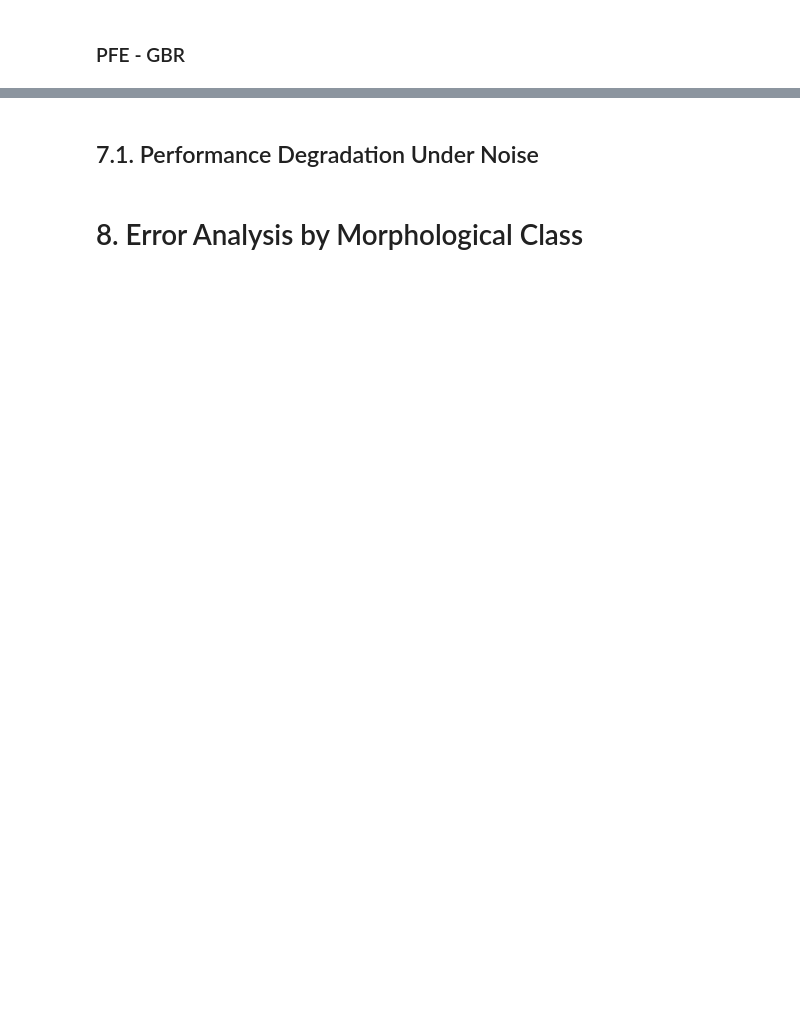
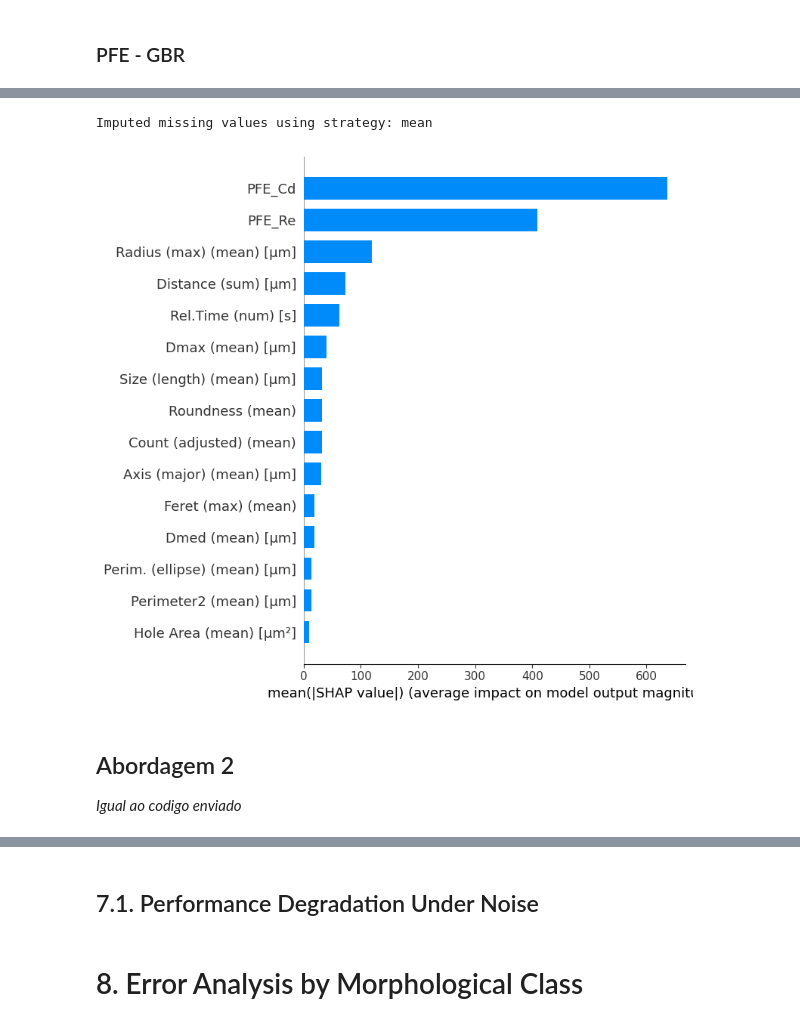
Before and after one commit to danieltodaDS/terminal-velocity-prediction, a Jupyter notebook: complementary_analysis_v3.ipynb, the cells around one changed output, grey strips where cells are left out. Drawn from its saved outputs; the diff is of its cells as text; code cells hidden in the pictures; blank space fills up the shorter version.

```diff
--- a/complementary_analysis_v3.ipynb
+++ b/complementary_analysis_v3.ipynb
@@ -841,0 +1111,62 @@ IC 95%: [123.53, 150.44] µm/s
+# %%
+# ----------
+# 2. impute values - imputa pela media
+# ----------
+X_pfe_shap1, y_pfe_shap1, imputer_pfe_shap1 = handle_missing_values(
+    X_,
+    y_,
+    strategy="impute",
+    impute_method="mean"
+)
+# %% [output]
+Imputed missing values using strategy: mean
+# %%
+# ----------
+# 3. split train e test
+# ----------
+X_train_pfe_shap1, X_test_pfe_shap1, y_train_pfe_shap1, y_test_pfe_shap1 = train_test_split(
+    X_pfe_shap1, y_pfe_shap1,
+    test_size=TEST_SIZE,
+    random_state=RANDOM_STATE
+)
+# %%
+# ----------
+# 4. Feature Engineering
+# ----------
+# Create the transformer
+pfe_shap1 = PhysicsFeatureEngineer(
+    use_diameter=False,
+    rho_f=RHO_F,  # Use your constants
+    mu=MU,
+    g=G
+)
+
+# Fit transform - Physics Feature Engineering
+X_train_pfe_shap1 = pfe_shap1.fit_transform(X_train_pfe_shap1,y_train_pfe_shap1)
+X_test_pfe_shap1 = pfe_shap1.fit_transform(X_test_pfe_shap1,y_test_pfe_shap1)
+# %%
+# ----------
+# 5. treina o modelo
+# ----------
+y_pred_pfe_shap1, pfe_gbr_model_shap1 = gbr_train_predict(X_train_pfe_shap1, y_train_pfe_shap1, X_test_pfe_shap1, GBR_PARAMS)
+# %%
+# ----------
+# 6. shap
+# ----------
+explainer = shap.TreeExplainer(
+    pfe_gbr_model_shap1
+)
+
+shap_values = explainer.shap_values(X_test_pfe_shap1)
+
+shap.summary_plot(
+    shap_values,
+    X_test_pfe_shap1,
+    plot_type="bar",
+    max_display=15
+)
+# %% [output]
+[figure, added]
+# %% [markdown]
+## Abordagem 2
+*Igual ao codigo enviado*
```
Also changed, not shown: parts of 89 cells of this notebook.
